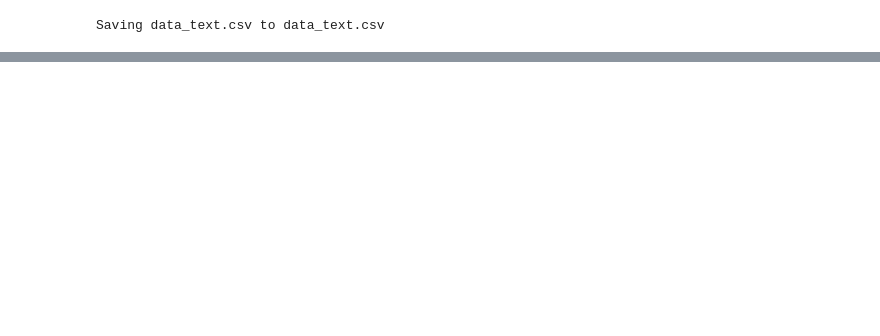
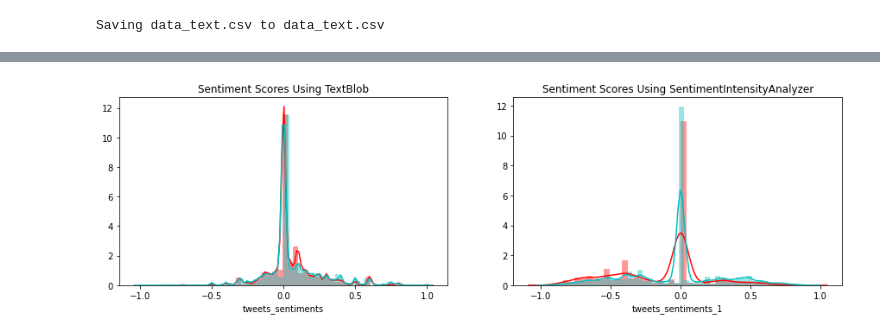
Before and after one commit to SruthiSathya/Text-Classification-, a Jupyter notebook: text_classification.ipynb, the cells around one changed output, grey strips where cells are left out. Saved outputs shown, nothing was run; the diff lists cells and outputs as text; code cells hidden in the pictures; blank space fills up the shorter version.

```diff
--- a/text_classification.ipynb
+++ b/text_classification.ipynb
@@ -80,15 +75,18 @@ from sklearn.model_selection import train_test_split, cross_val_score, KFold, Gr
 
 import string
 import nltk
-nltk.download("popular")
+#nltk.download("popular")
+
+nltk.download('vader_lexicon')
+
 from nltk.corpus import stopwords
-from sklearn.feature_extraction.text import CountVectorizer, TfidfTransformer, TfidfVectorizer
+from nltk.sentiment import SentimentIntensityAnalyzer
 #nltk.download("popular")
 import re
 import pandas as pd
 # sklearn
 from sklearn.pipeline import Pipeline
-from sklearn.metrics import accuracy_score, precision_score,recall_score
+from sklearn.metrics import accuracy_score, precision_score,recall_score, roc_auc_score
 from sklearn.model_selection import train_test_split, cross_val_score, KFold, GridSearchCV
 # models
 from sklearn.ensemble import GradientBoostingClassifier, RandomForestClassifier
@@ -96,6 +94,8 @@ from sklearn.naive_bayes import MultinomialNB
 # vectorisation objects
 from sklearn.feature_extraction.text import CountVectorizer, TfidfTransformer, TfidfVectorizer
 
+import textblob
+from textblob import TextBlob
 
 
 tweet_data_df = pd.read_csv("data_text.csv")
@@ -105,6 +105,10 @@ stop_word = stopwords.words('english')
 #print(set(stop_word))
 #string.punctuation
 
+'''
+The clean_text function can clean the text data by removing punctuations, removing stop words, removing numbers, lammetization, and tokenizing.
+'''
+
 # stopword
 def clean_text(text):
 #     1. # remove punctuations
@@ -113,7 +117,7 @@ def clean_text(text):
     text_s = " ".join([word for word in text_p.split() if word not in stop_word])
 #     3. # remove numbers
     text_n = re.sub(pattern = "[0-9]+", repl='', string=text_s)
-#     4. # lammetization
+#     4. # lammetization - gets you the context of the words by mapping it to a root word
     text_l = " ".join([nltk.PorterStemmer().stem(word) for word in text_n.split()])
 #     5. # tokenization
     tokens = re.split('\W+', text_l)
@@ -130,4 +134,84 @@ for est in [RandomForestClassifier(random_state=42), MultinomialNB(), GradientBo
     print(scores)
     print(np.average(scores))
     print(np.std(scores))
+
+
+
+tweet_data_df['tweets_sentiments'] = tweet_data_df.tweets.apply(lambda x : TextBlob(x).polarity)
+tweet_data_df.loc[:, ['tweets','tweets_sentiments']].head()
+tweet_data_df[tweet_data_df['tweets_sentiments'] == 0].shape[0]/len(tweet_data_df) # ~43% of the tweets have zero sentiments as per TextBlob
+tweet_data_df['tweets_sentiments_1'] = tweet_data_df.tweets.apply(lambda x : SentimentIntensityAnalyzer().polarity_scores(x)['compound'])
+tweet_data_df.loc[:, ['tweets','tweets_sentiments','tweets_sentiments_1']].head()
+SentimentIntensityAnalyzer().polarity_scores('This is bad')
+fig, ax = plt.subplots(1, 2, figsize= (15,4))
+
+sns.distplot(tweet_data_df[tweet_data_df.label==1]['tweets_sentiments'], color='r', ax = ax[0])
+sns.distplot(tweet_data_df[tweet_data_df.label==0]['tweets_sentiments'], color='c', ax = ax[0])
+ax[0].set_title('Sentiment Scores Using TextBlob')
+
+sns.distplot(tweet_data_df[tweet_data_df.label==1]['tweets_sentiments_1'], color='r', ax = ax[1])
+sns.distplot(tweet_data_df[tweet_data_df.label==0]['tweets_sentiments_1'], color='c', ax = ax[1])
+ax[1].set_title('Sentiment Scores Using SentimentIntensityAnalyzer')
+
+
+label1 = tweet_data_df[tweet_data_df.label==1]
+print(label1[label1['tweets_sentiments_1' ]>0].shape[0]/label1.shape[0])
+print(label1[label1['tweets_sentiments_1' ]==0].shape[0]/label1.shape[0])
+print(label1[label1['tweets_sentiments_1' ]<0].shape[0]/label1.shape[0])
+
+label1 = tweet_data_df[tweet_data_df.label==0]
+print(label1[label1['tweets_sentiments_1' ]>0].shape[0]/label1.shape[0])
+print(label1[label1['tweets_sentiments_1' ]==0].shape[0]/label1.shape[0])
+print(label1[label1['tweets_sentiments_1' ]<0].shape[0]/label1.shape[0])
+
+label1[label1['tweets_sentiments_1' ]<0].head()
+
+# ## sample code to pass derived features to the pipeline.
+from sklearn.pipeline import FeatureUnion
+from sklearn.preprocessing import FunctionTransformer
+
+def sentiment_score(x):
+    return np.array([TextBlob(t).polarity for t in x]).reshape(-1, 1)
+
+
+
+def tweets_length(x):
+    return np.array([len(t) for t in x]).reshape(-1, 1)
+
+rf = Pipeline([
+    ('features', FeatureUnion([
+        ('text', Pipeline([
+            ('vectorizer', CountVectorizer(clean_text)),
+            ('tfidf', TfidfTransformer()),
+        ])),
+        ('length', Pipeline([
+            ('count', FunctionTransformer(tweets_length, validate=False)),
+        ])),
+        ('sentiment', Pipeline([
+            ('senti', FunctionTransformer(sentiment_score, validate=False)),
+        ]))
+    ])),
+    ('clf', RandomForestClassifier())])
+
+rf_pip = rf.fit(X_train,y_train) ## training
+print(accuracy_score(y_train, rf_pip.predict(X_train)))
+print(accuracy_score(y_test, rf_pip.predict(X_test)))
+
+
+# Base Mode with diamention reduction
+from sklearn.decomposition import TruncatedSVD
+
+rf= Pipeline(steps=[('vectorisation',CountVectorizer(analyzer=clean_text)),
+                         ('tfidfTransformation',TfidfTransformer()),
+                         ('pca',TruncatedSVD(n_components = 10)),
+                        ('estimator',RandomForestClassifier(random_state=42, n_jobs= -1))])
+rf_pip = rf.fit(X_train,y_train) ## training
+## model performance evaluation
+print(accuracy_score(y_train, rf_pip.predict(X_train))) ## accuracy
+
+print(accuracy_score(y_test, rf_pip.predict(X_test))) ## accuracy
+
+
+print(roc_auc_score(y_train, rf_pip.predict(X_train))) ## auc score
+print(roc_auc_score(y_test, rf_pip.predict(X_test))) ## auc score
 # %% [output]
@@ -150,0 +235 @@ for est in [RandomForestClassifier(random_state=42), MultinomialNB(), GradientBo
+[figure, added]
```
Also changed, not shown: parts of 3 cells of this notebook.
